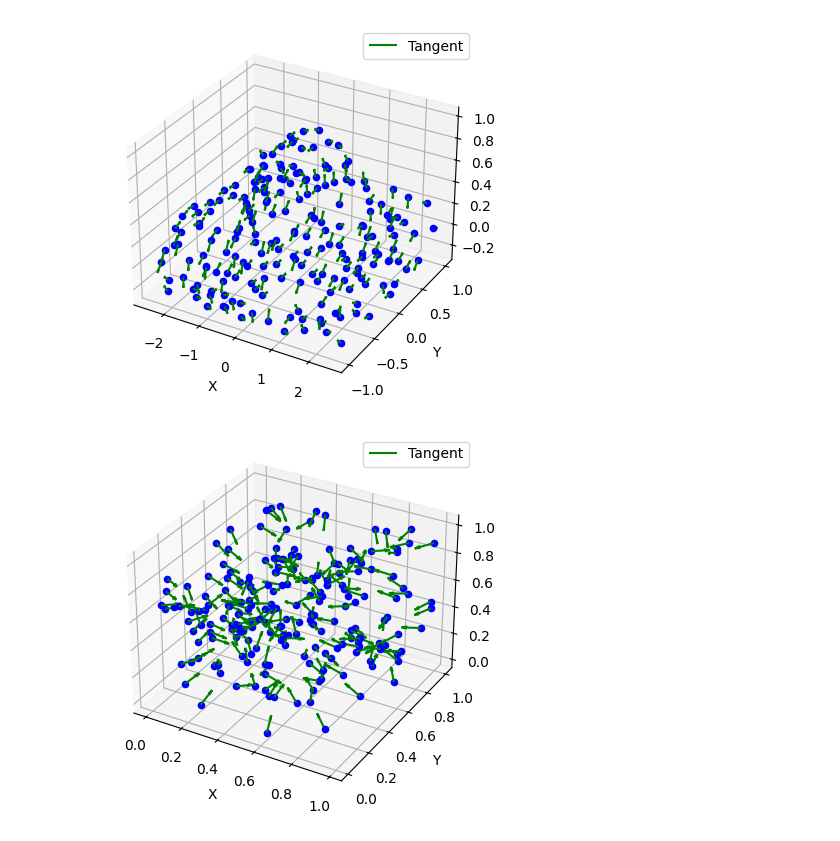
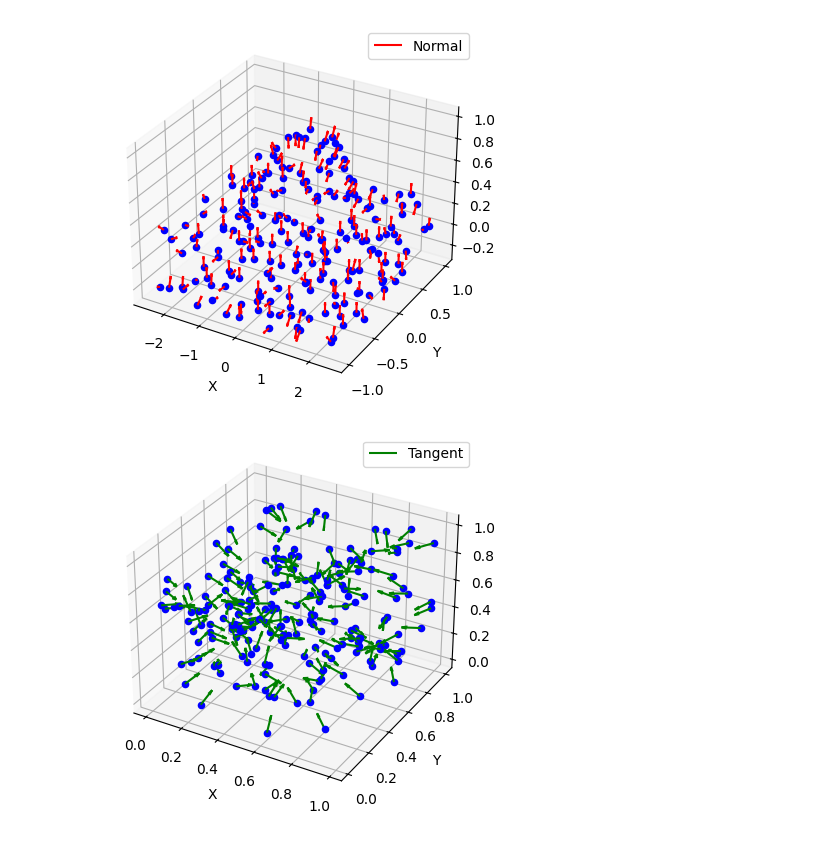
Before and after one commit to vinca0224/3D, a Jupyter notebook: tangent.ipynb, the cells around one changed output. Drawn from its saved outputs; the diff is of its cells as text; code cells hidden in the pictures.

```diff
--- a/tangent.ipynb
+++ b/tangent.ipynb
@@ -73,37 +73,37 @@ def plot_vectors(points, normal_vectors, tangent_vectors, binormal_vectors, samp
 
     for i in sample_indices:
         point = points[i]
         normal = normal_vectors[i]
         tangent = tangent_vectors[i]
         binormal = binormal_vectors[i]
         ax.scatter(*point, color='b')  # 점 표시
-        # ax.quiver(*point, *normal, color='r', length=0.1, normalize=True, label='Normal' if i == sample_indices[0] else "")
-        ax.quiver(*point, *tangent, color='g', length=0.1, normalize=True, label='Tangent' if i == sample_indices[0] else "")
+        ax.quiver(*point, *normal, color='r', length=0.1, normalize=True, label='Normal' if i == sample_indices[0] else "")
+        # ax.quiver(*point, *tangent, color='g', length=0.1, normalize=True, label='Tangent' if i == sample_indices[0] else "")
         # ax.quiver(*point, *binormal, color='c', length=0.1, normalize=True, label='Binormal' if i == sample_indices[0] else "")
 
     # 그래프 설정
     ax.set_xlabel('X')
     ax.set_ylabel('Y')
     ax.set_zlabel('Z')
     plt.legend()
     plt.show()
 
 # # 예제 데이터 생성
 # np.random.seed(0)
 # points = np.random.rand(100, 3)  # 100개의 무작위 3D 점
 import trimesh
 model = trimesh.load('./obj/model.stl')
 samples = trimesh.sample.sample_surface_even(model, 200)
 points = samples[0]
 
 # 노말 벡터 및 탄젠트 벡터, 바이노멀 벡터 계산
-normal_vectors = compute_normal_vectors(points, k=10)
+normal_vectors = compute_normal_vectors(points, k=3)
 tangent_vectors, binormal_vectors = compute_tangent_and_binormal_vectors(points, normal_vectors)
 
 # 벡터 시각화
 plot_vectors(points, normal_vectors, tangent_vectors, binormal_vectors, sample_rate=1)
 # %% [output]
-[figure, old version]
+[figure, new version]
 # %%
 import numpy as np
 import matplotlib.pyplot as plt
```
Also changed, not shown: parts of 1 cell of this notebook, 6 other files.
